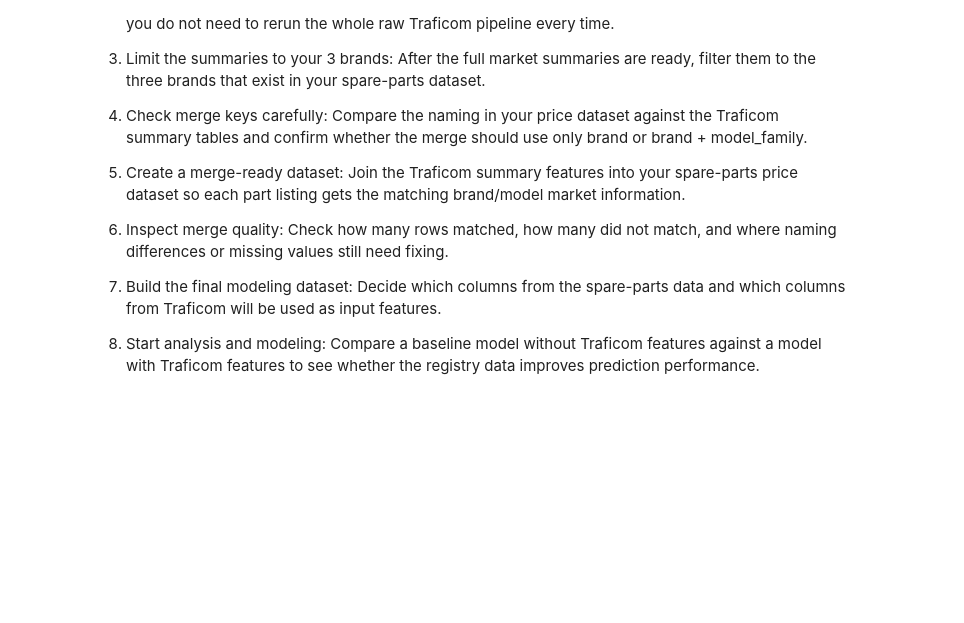
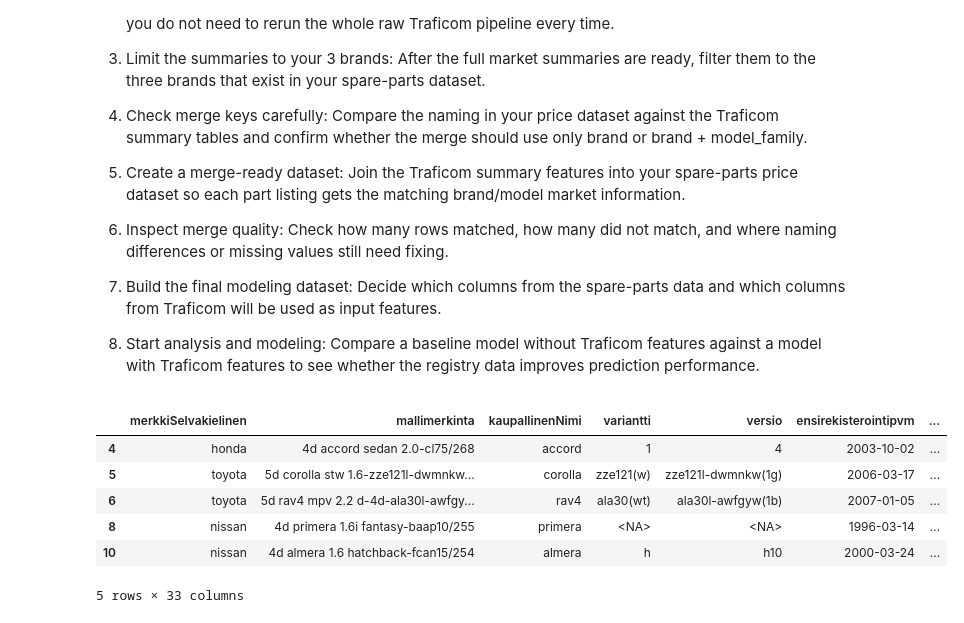
Before and after one commit to Riteshbhandarii/DPPM, a Jupyter notebook: notebooks/preprocessing/preprocessing_traficom.ipynb, the cells around one changed output. Drawn from its saved outputs; the diff is of its cells as text; code cells hidden in the pictures; blank space fills up the shorter version.

```diff
--- a/notebooks/preprocessing/preprocessing_traficom.ipynb
+++ b/notebooks/preprocessing/preprocessing_traficom.ipynb
@@ -519,3 +569,13 @@ brand_summary.to_csv(output_dir / "traficom_m1_brand_summary.csv", index=False)
 7. Build the final modeling dataset: Decide which columns from the spare-parts data and which columns from Traficom will be used as input features.
 
 8. Start analysis and modeling: Compare a baseline model without Traficom features against a model with Traficom features to see whether the registry data improves prediction performance.
+# %%
+m1_df.head()
+# %% [output]
+|  | merkkiSelvakielinen | mallimerkinta | kaupallinenNimi | variantti | versio | ensirekisterointipvm | ... |
+| 4 | honda | 4d accord sedan 2.0-cl75/268 | accord | 1 | 4 | 2003-10-02 | ... |
+| 5 | toyota | 5d corolla stw 1.6-zze121l-dwmnkw... | corolla | zze121(w) | zze121l-dwmnkw(1g) | 2006-03-17 | ... |
+| 6 | toyota | 5d rav4 mpv 2.2 d-4d-ala30l-awfgy... | rav4 | ala30(wt) | ala30l-awfgyw(1b) | 2007-01-05 | ... |
+| 8 | nissan | 4d primera 1.6i fantasy-baap10/255 | primera | <NA> | <NA> | 1996-03-14 | ... |
+| 10 | nissan | 4d almera 1.6 hatchback-fcan15/254 | almera | h | h10 | 2000-03-24 | ... |
+5 rows × 33 columns
```
Also changed, not shown: parts of 3 cells of this notebook.
